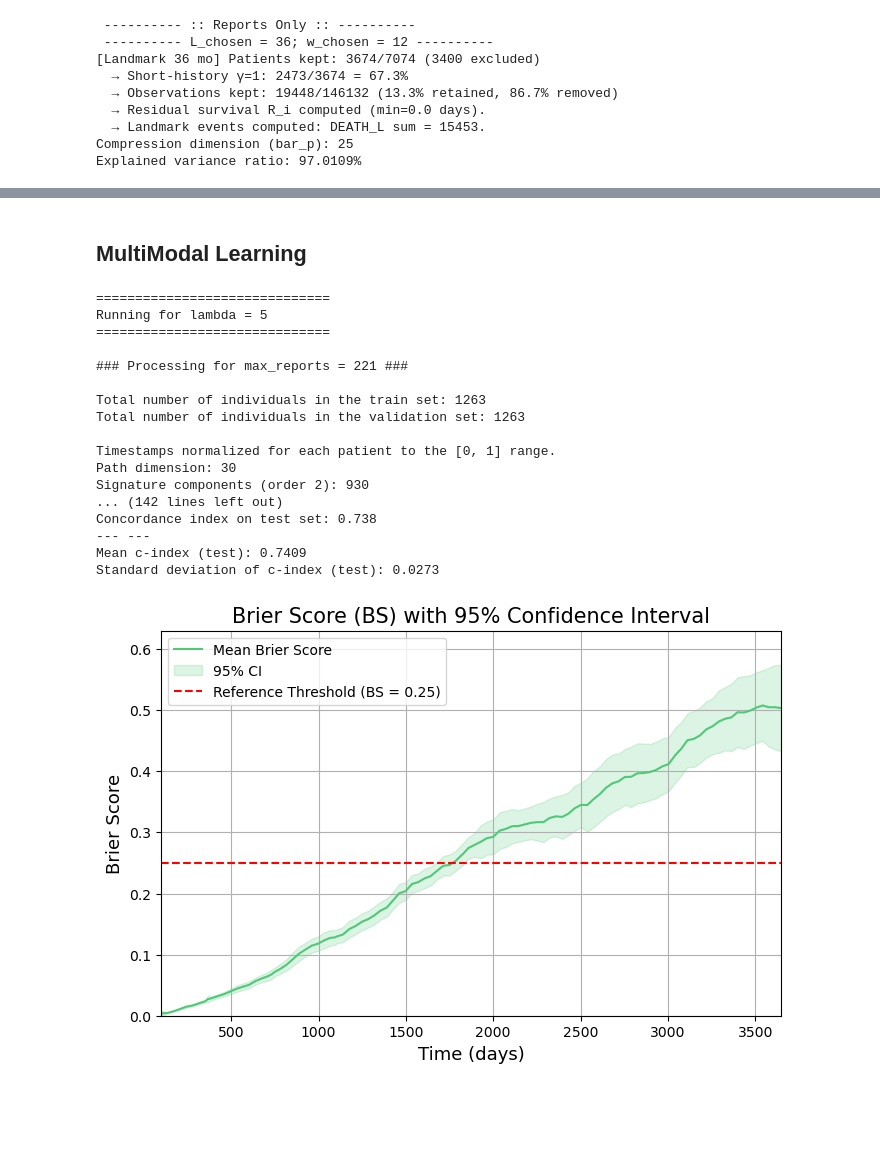
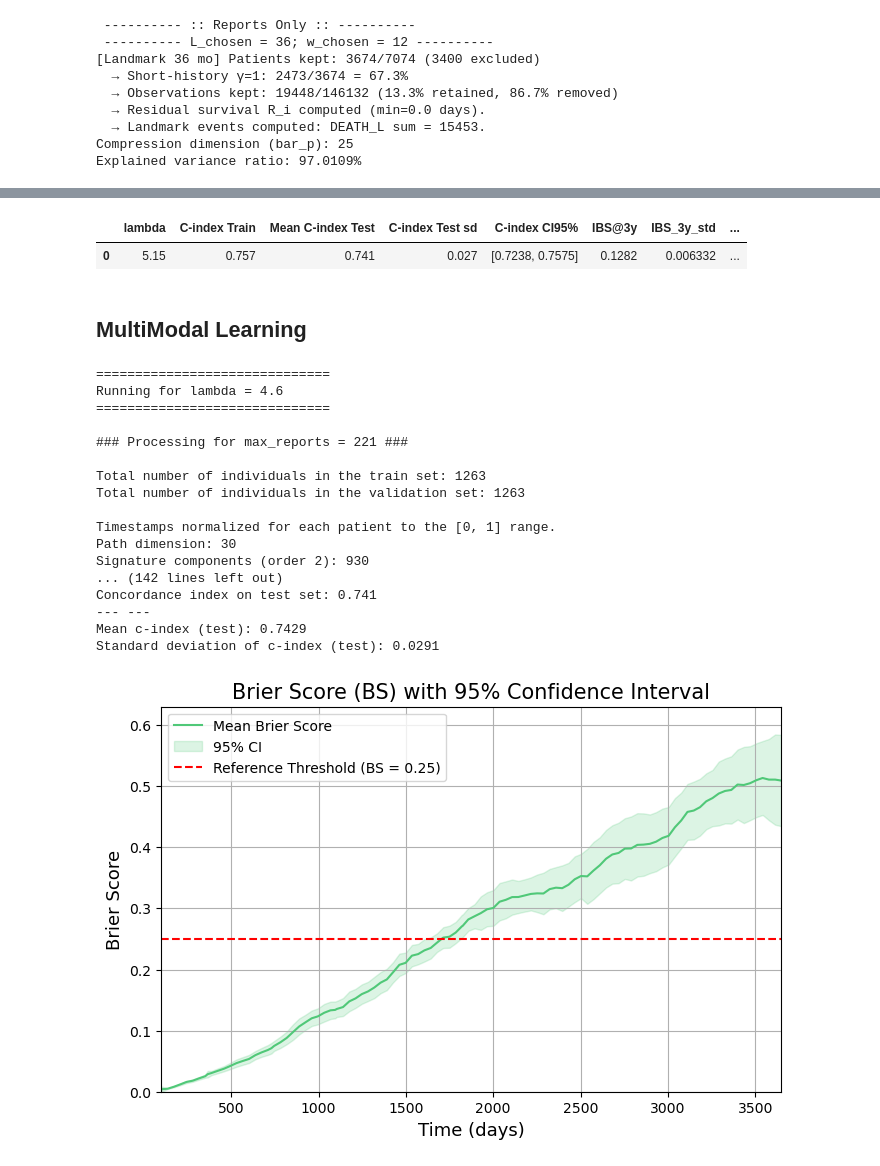
Before and after one commit to multisigbert-2026/MultiSigBERT, a Jupyter notebook: notebooks/multisigbert_study.ipynb, the cells around one changed output, grey strips where cells are left out. Cells and saved outputs as stored; diff of their text form; code cells hidden in the pictures; blank space fills up the shorter version.

```diff
--- a/notebooks/multisigbert_study.ipynb
+++ b/notebooks/multisigbert_study.ipynb
@@ -242,10 +242,10 @@ Explained variance ratio: 97.0109%
 # %%
 # df_gamma_L.to_csv("../data/df_gamma_L36.csv", index=False)
 # %%
-# ---------------------------------------------------------
+
 # Lambda grid (Reports Only)
-# ---------------------------------------------------------
-lambda_list_RO = [5.15]#np.linspace(10, 16, 20)
+
+lambda_list_RO = [5.15]#np.arange(0.1, 12.1, 0.1)
 
 results_summary_RO = []
 global_lambda_results_RO = {}
@@ -342,17 +342,30 @@ for lambda_l1_CV_RO in tqdm(lambda_list_RO):
         "C-index Train": np.round(c_index_train_RO, 3),
         "Mean C-index Test": np.round(c_index_test_mean_RO, 3),
         "C-index Test sd": np.round(c_index_test_std_RO, 3),
-        "C-index Test CI 95%": f"[{lower_bound_RO:.3f}, {upper_bound_RO:.3f}]",
+        "C-index CI95%": f"[{lower_bound_RO:.4f}, {upper_bound_RO:.4f}]",
         "IBS@3y": np.round(IBS_3y_mean, 4),
+        "IBS_3y_std": IBS_3y_std,
         "IBS@3y CI95%": f"[{lower_IBS_3y_RO:.4f}, {upper_IBS_3y_RO:.4f}]",
         "Non-zero coefs": non_nuls_coefs_RO,
         "Execution Time (min)": np.round(duration, 2)
     })
 
-# ---------------------------------------------------------
+
 # DataFrame summary
-# ---------------------------------------------------------
 df_results_RO = pd.DataFrame(results_summary_RO)
+
+
+# Select best lambda (max Mean C-index Test)
+best_row_RO = df_results_RO.loc[
+    df_results_RO["Mean C-index Test"].idxmax()
+]
+
+best_lambda_RO = best_row_RO["lambda"]
+
+print("\n===================================")
+print(f"Best lambda (Reports Only): {best_lambda_RO}")
+print("===================================")
+print(best_row_RO)
 # %% [output]
 ===================================
 Running Reports Only for lambda = 5.15
@@ -397,16 +431,18 @@ df_results_RO
+# %%
+df_results_RO
+# %% [output]
+|  | lambda | C-index Train | Mean C-index Test | C-index Test sd | C-index CI95% | IBS@3y | IBS_3y_std | ... |
+| 0 | 5.15 | 0.757 | 0.741 | 0.027 | [0.7238, 0.7575] | 0.1282 | 0.006332 | ... |
 # %% [markdown]
 ## MultiModal Learning
 # %%
 covariables_list = ['PO', 'TA', 'KAR', 'PL']
 # %%
-# ---------------------------------------------------------
 # Lambda grid
-# ---------------------------------------------------------
-lambda_list = np.arange(0.1, 1, 0.1)
+lambda_list = [4.6] #np.arange(0.1, 12.1, 0.1)
 
-# ---------------------------------------------------------
+
 # Global dictionary to store ALL results
-# ---------------------------------------------------------
 global_lambda_results = {}
 
 # Store summary results
@@ -414,7 +450,6 @@ results_summary = []
 
 start_global = time.time()
 # %%
-lambda_list = [5]
 for lambda_both in tqdm(lambda_list):
 
     print(f"\n==============================")
@@ -504,38 +539,39 @@ for lambda_both in tqdm(lambda_list):
         "IBS_3y_std": IBS_3y_std_both,
         "IBS_3y_ci": (lower_IBS_3y_both, upper_IBS_3y_both),
         "non_zero_coefs": non_nuls_coefs_all,
         "execution_time_min": duration
     }
 
     results_summary.append({
         "lambda": lambda_both,
         "C-index Train": np.round(c_index_train_both, 3),
         "Mean C-index Test": np.round(c_index_test_mean_both, 3),
         "C-index Test sd": np.round(c_index_test_std_both, 3),
-        "C-index Test CI 95%": f"[{lower_bound_both:.3f}, {upper_bound_both:.3f}]",
+        "C-index CI95%": f"[{lower_bound_both:.4f}, {upper_bound_both:.4f}]",
         "IBS@3y": np.round(IBS_3y_mean_both, 4),
+        "IBS_3y_std": IBS_3y_std_both,
         "IBS@3y CI95%": f"[{lower_IBS_3y_both:.4f}, {upper_IBS_3y_both:.4f}]",
         "Non-zero coefs": non_nuls_coefs_all,
         "Execution Time (min)": np.round(duration, 2)
     })
 # %% [output]
 ==============================
-Running for lambda = 5
+Running for lambda = 4.6
 ==============================
 
 ### Processing for max_reports = 221 ###
 
 Total number of individuals in the train set: 1263
 Total number of individuals in the validation set: 1263
 
 Timestamps normalized for each patient to the [0, 1] range.
 Path dimension: 30
 Signature components (order 2): 930
 ... (142 lines left out)
-Concordance index on test set: 0.738
+Concordance index on test set: 0.741
 --- ---
-Mean c-index (test): 0.7409
-Standard deviation of c-index (test): 0.0273
+Mean c-index (test): 0.7429
+Standard deviation of c-index (test): 0.0291
-[figure, old version]
+[figure, new version]
 # %%
 df_results_lambda = pd.DataFrame(results_summary)
```
Also changed, not shown: parts of 20 cells of this notebook.
